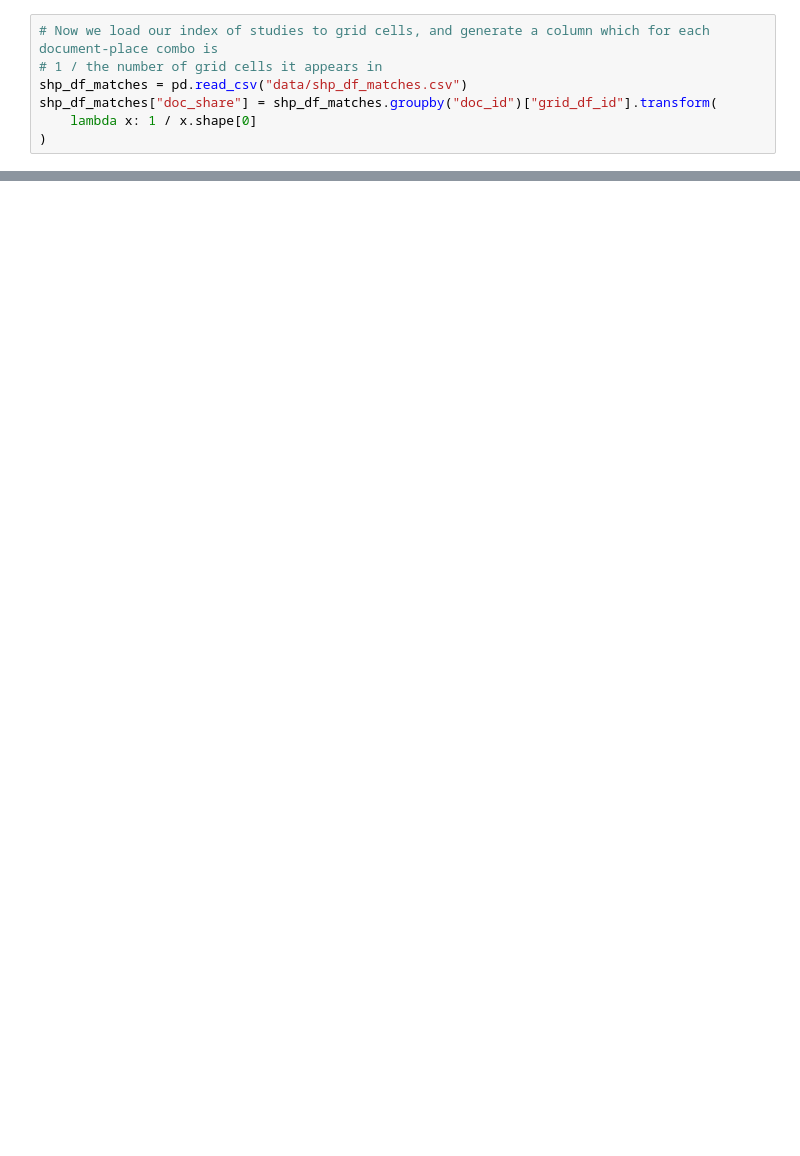
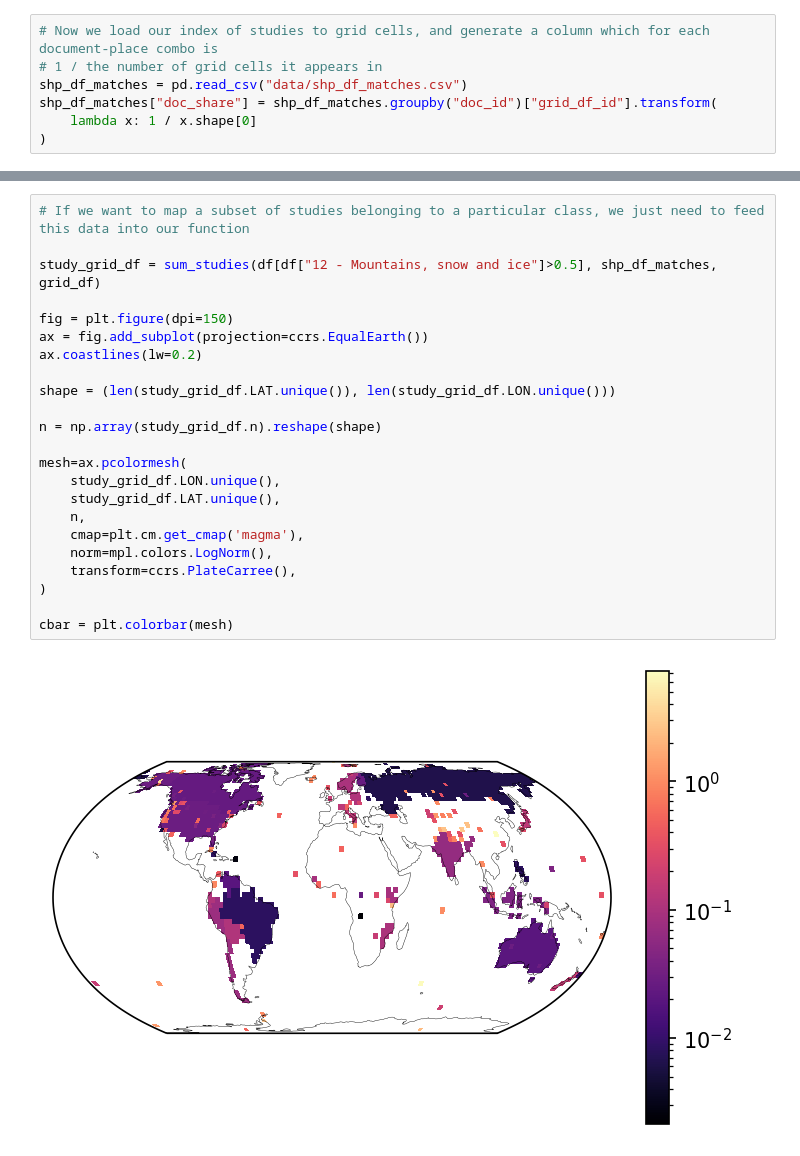
Before and after one commit to mcallaghan/NLP-climate-science-tutorial-CCAI, a Jupyter notebook: H_mapping_results.ipynb, the cells around one changed output, grey strips where cells are left out. Saved outputs shown, nothing was run; the diff lists cells and outputs as text; blank space fills up the shorter version.

Commit message:
commit necessary data files and near-final updates to tutorial

```diff
--- a/H_mapping_results.ipynb
+++ b/H_mapping_results.ipynb
@@ -73,0 +85,25 @@ cbar = plt.colorbar(mesh)
+# %%
+# If we want to map a subset of studies belonging to a particular class, we just need to feed this data into our function
+
+study_grid_df = sum_studies(df[df["12 - Mountains, snow and ice"]>0.5], shp_df_matches, grid_df)
+
+fig = plt.figure(dpi=150)
+ax = fig.add_subplot(projection=ccrs.EqualEarth())
+ax.coastlines(lw=0.2)
+
+shape = (len(study_grid_df.LAT.unique()), len(study_grid_df.LON.unique()))
+
+n = np.array(study_grid_df.n).reshape(shape)
+
+mesh=ax.pcolormesh(
+    study_grid_df.LON.unique(),
+    study_grid_df.LAT.unique(),
+    n,
+    cmap=plt.cm.get_cmap('magma'),
+    norm=mpl.colors.LogNorm(),
+    transform=ccrs.PlateCarree(),
+)
+
+cbar = plt.colorbar(mesh)
+# %% [output]
+[figure, added]
```
Also changed, not shown: parts of 4 cells of this notebook, 29 other files.
